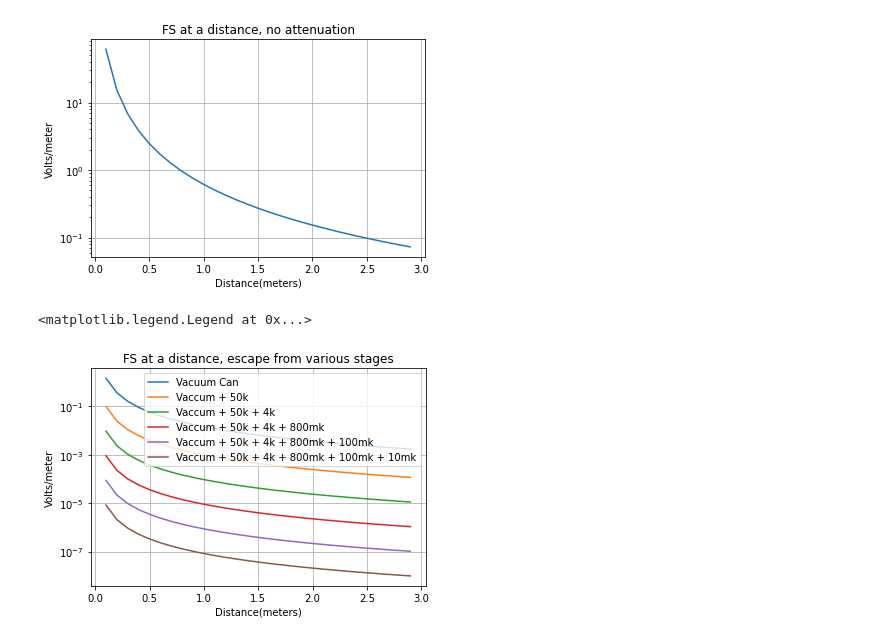
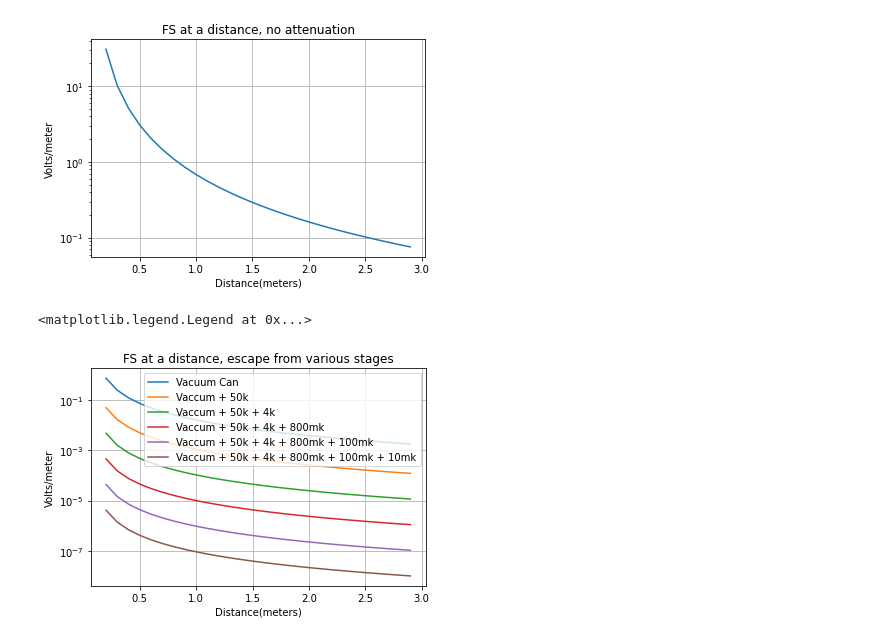
Before and after one commit to clirakis/Jupyter, a Jupyter notebook: examples/FieldStrength.ipynb, the cells around one changed output. Drawn from its saved outputs; the diff is of its cells as text; code cells hidden in the pictures.

```diff
--- a/examples/FieldStrength.ipynb
+++ b/examples/FieldStrength.ipynb
@@ -27,29 +28,34 @@ def dB2FS(Source, Distance):
     """
     ReferenceImpedance = 377.0 # Ohms
     Voltage = np.sqrt(TestPoint * ReferenceImpedance)
-    FS = Voltage/Distance
+    """
+    24-Nov-22 Divide by the distance it has to be dV/ds, was V/s
+    """
+    dV = np.diff(Voltage)
+    ds = np.diff(Distance)
+    FS = np.abs(dV/ds) # the differences are negative, but don't care
     return FS
 # %%
 """
 Energy at source is declared as 0dBm
 consider this an isotropic source
 """
 """ Distance to test point"""
 Distance = np.arange(0.1, 3.0, 0.1)
 """
 Power should go down as 1/r^2
 """
 Source          = 0     # dBm
 ReferencePower  = 0.001 # Watts
 """ Propigate this, thinking of it as the Poynting vector"""
 FS = dB2FS(Source, Distance)
-plt.semilogy(Distance,FS)
+plt.semilogy(Distance[1:],FS)
 plt.title("FS at a distance, no attenuation")
 plt.xlabel("Distance(meters)")
 plt.ylabel("Volts/meter")
 plt.grid(True)
 # %% [output]
-[figure, old version]
+[figure, new version]
 # %%
 """
 Look at what each of the thermal shields should do.
@@ -95,17 +101,18 @@ Curve4 = dB2FS(Loss4, Distance)
 Curve5 = dB2FS(Loss5, Distance)
 Curve6 = dB2FS(Loss6, Distance)
 #
-l1, = plt.semilogy(Distance, Curve1)
+r = Distance[1:]
+l1, = plt.semilogy(r, Curve1)
 l1.set_label("Vacuum Can")
-l2, = plt.semilogy(Distance, Curve2)
+l2, = plt.semilogy(r, Curve2)
 l2.set_label("Vaccum + 50k")
-l3, = plt.semilogy(Distance, Curve3)
+l3, = plt.semilogy(r, Curve3)
 l3.set_label("Vaccum + 50k + 4k")
-l4, = plt.semilogy(Distance, Curve4)
+l4, = plt.semilogy(r, Curve4)
 l4.set_label("Vaccum + 50k + 4k + 800mk")
-l5, = plt.semilogy(Distance, Curve5)
+l5, = plt.semilogy(r, Curve5)
 l5.set_label("Vaccum + 50k + 4k + 800mk + 100mk")
-l6, = plt.semilogy(Distance, Curve6)
+l6, = plt.semilogy(r, Curve6)
 l6.set_label("Vaccum + 50k + 4k + 800mk + 100mk + 10mk")
 plt.title("FS at a distance, escape from various stages")
 plt.xlabel("Distance(meters)")
@@ -114,4 +121,4 @@ plt.grid(True)
 plt.legend()
 # %% [output]
 <matplotlib.legend.Legend at 0x...>
-[figure, old version]
+[figure, new version]
```
Also changed, not shown: parts of 1 cell of this notebook, 4 other files.
